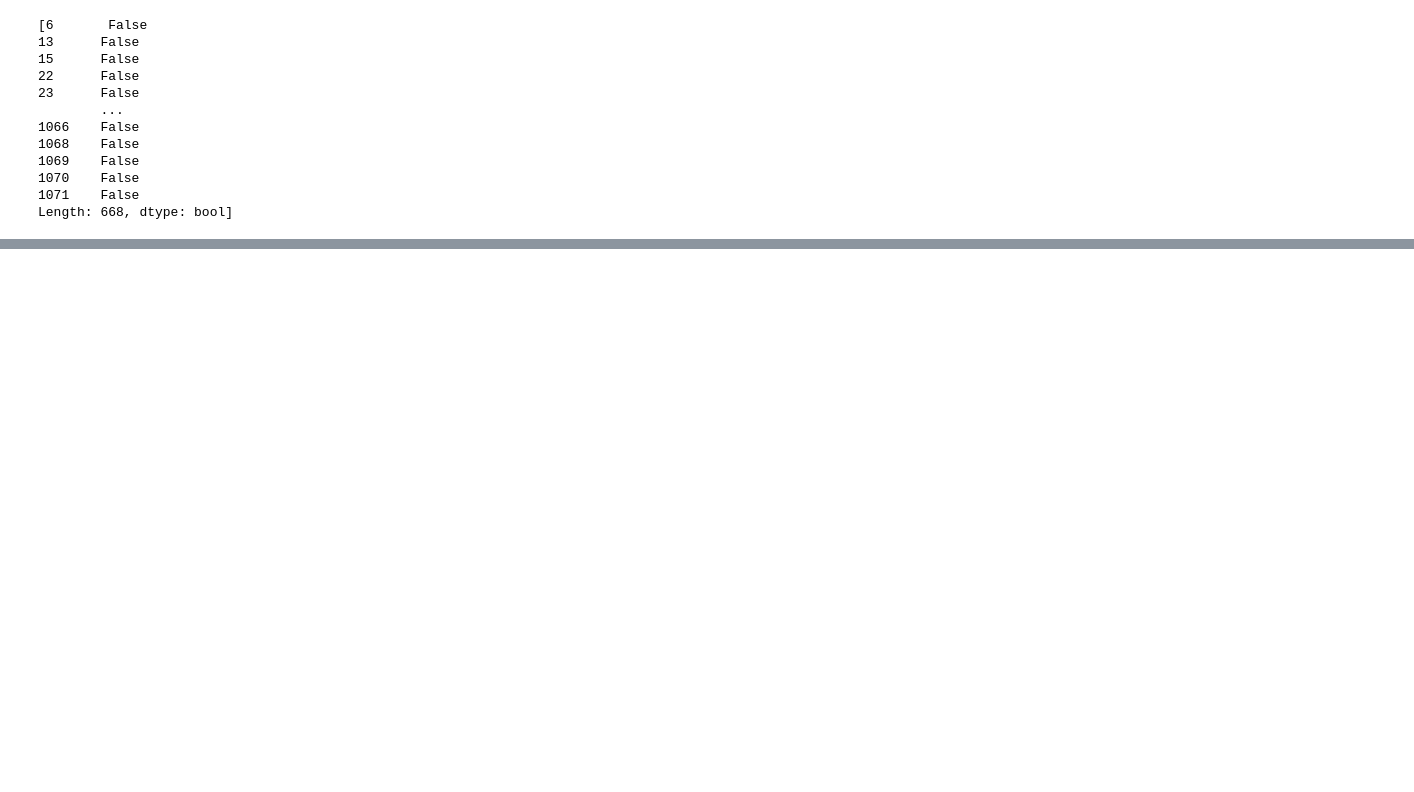
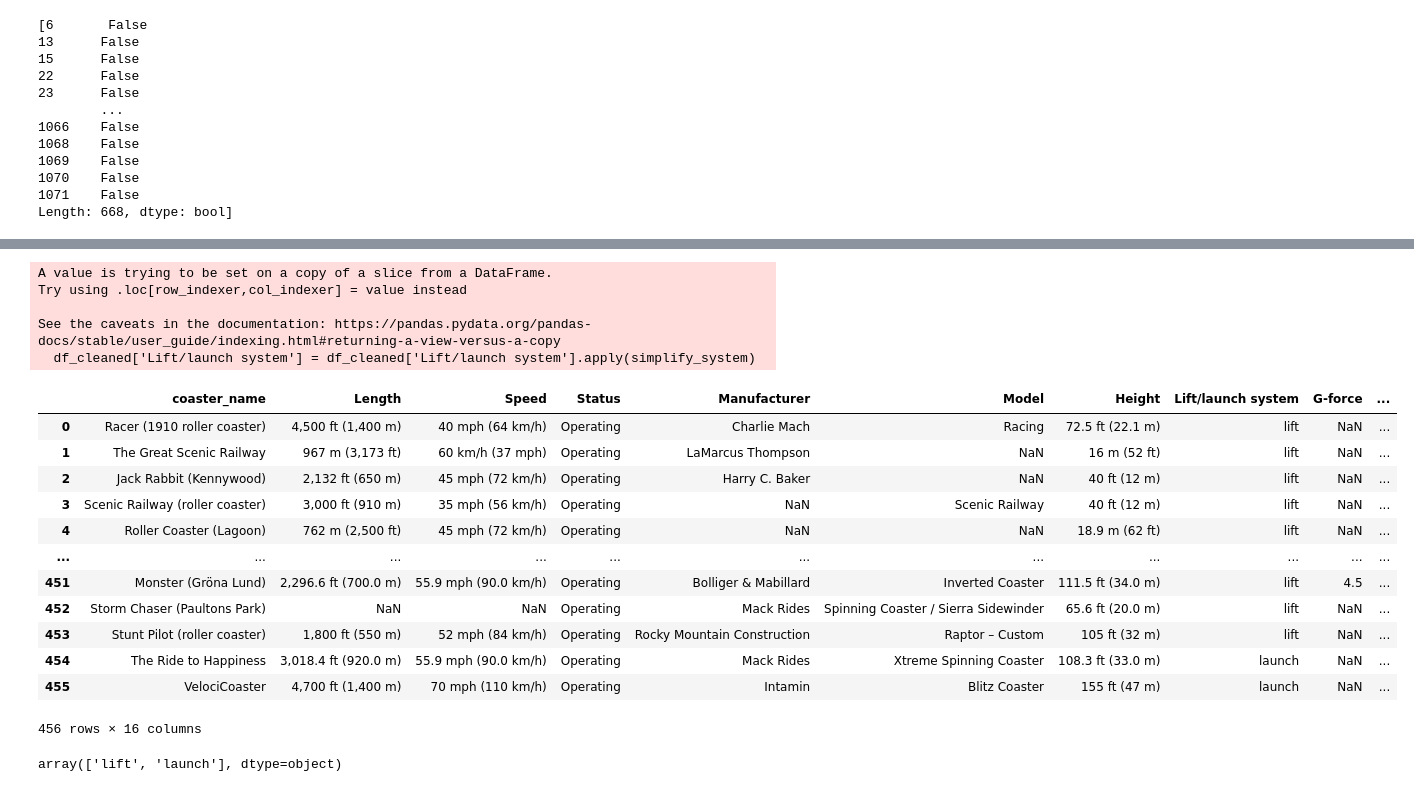
Before and after one commit to bteter/roller-coaster-project, a Jupyter notebook: Roller_coaster_cleaning_data_workbook.ipynb, the cells around one changed output, grey strips where cells are left out. Drawn from its saved outputs; the diff is of its cells as text; code cells hidden in the pictures; blank space fills up the shorter version.

Commit message:
cleaned Lift/Launch column

```diff
--- a/Roller_coaster_cleaning_data_workbook.ipynb
+++ b/Roller_coaster_cleaning_data_workbook.ipynb
@@ -12,6 +12,8 @@ import pandas as pd
 import matplotlib as plt
 # %%
 df = pd.read_csv("/Users/benjaminteter/Desktop/Roller_Coaster_Project/coaster_db.csv")
+# %%
+pd.reset_option('^display.', silent=True)
 # %%
 df.head(25)
 # %% [output]
@@ -267,0 +289,3 @@ Length: 668, dtype: bool]
+# %%
+df_cleaned = cleaned_columns
+df_cleaned
@@ -267,0 +328,46 @@ Length: 668, dtype: bool]
+# %%
+# Filter to only include rows with 'lift', 'launch', or 'lsm'
+df_cleaned = df_cleaned[
+    df_cleaned['Lift/launch system'].str.contains('lift|launch|lsm', case=False, na=False)
+]
+
+# Simplify values to just 'lift' or 'launch'
+def simplify_system(value):
+    value = value.lower()
+    if "launch" in value or "lsm" in value or "flywheel" in value:
+        return "launch"
+    elif "lift" in value or "chain" in value or "tire" in value or "cable" in value or "powered" in value or "drive" in value:
+        return "lift"
+    else:
+        return np.nan
+
+df_cleaned['Lift/launch system'] = df_cleaned['Lift/launch system'].apply(simplify_system)
+
+# Reset index
+df_cleaned = df_cleaned.reset_index(drop=True)
+# %% [output]
+A value is trying to be set on a copy of a slice from a DataFrame.
+Try using .loc[row_indexer,col_indexer] = value instead
+
+See the caveats in the documentation: https://pandas.pydata.org/pandas-docs/stable/user_guide/indexing.html#returning-a-view-versus-a-copy
+  df_cleaned['Lift/launch system'] = df_cleaned['Lift/launch system'].apply(simplify_system)
+# %%
+df_cleaned
+# %% [output]
+|  | coaster_name | Length | Speed | Status | Manufacturer | Model | Height | Lift/launch system | G-force | ... |
+| 0 | Racer (1910 roller coaster) | 4,500 ft (1,400 m) | 40 mph (64 km/h) | Operating | Charlie Mach | Racing | 72.5 ft (22.1 m) | lift | NaN | ... |
+| 1 | The Great Scenic Railway | 967 m (3,173 ft) | 60 km/h (37 mph) | Operating | LaMarcus Thompson | NaN | 16 m (52 ft) | lift | NaN | ... |
+| 2 | Jack Rabbit (Kennywood) | 2,132 ft (650 m) | 45 mph (72 km/h) | Operating | Harry C. Baker | NaN | 40 ft (12 m) | lift | NaN | ... |
+| 3 | Scenic Railway (roller coaster) | 3,000 ft (910 m) | 35 mph (56 km/h) | Operating | NaN | Scenic Railway | 40 ft (12 m) | lift | NaN | ... |
+| 4 | Roller Coaster (Lagoon) | 762 m (2,500 ft) | 45 mph (72 km/h) | Operating | NaN | NaN | 18.9 m (62 ft) | lift | NaN | ... |
+| ... | ... | ... | ... | ... | ... | ... | ... | ... | ... | ... |
+| 451 | Monster (Gröna Lund) | 2,296.6 ft (700.0 m) | 55.9 mph (90.0 km/h) | Operating | Bolliger & Mabillard | Inverted Coaster | 111.5 ft (34.0 m) | lift | 4.5 | ... |
+| 452 | Storm Chaser (Paultons Park) | NaN | NaN | Operating | Mack Rides | Spinning Coaster / Sierra Sidewinder | 65.6 ft (20.0 m) | lift | NaN | ... |
+| 453 | Stunt Pilot (roller coaster) | 1,800 ft (550 m) | 52 mph (84 km/h) | Operating | Rocky Mountain Construction | Raptor – Custom | 105 ft (32 m) | lift | NaN | ... |
+| 454 | The Ride to Happiness | 3,018.4 ft (920.0 m) | 55.9 mph (90.0 km/h) | Operating | Mack Rides | Xtreme Spinning Coaster | 108.3 ft (33.0 m) | launch | NaN | ... |
+| 455 | VelociCoaster | 4,700 ft (1,400 m) | 70 mph (110 km/h) | Operating | Intamin | Blitz Coaster | 155 ft (47 m) | launch | NaN | ... |
+456 rows × 16 columns
+# %%
+df_cleaned['Lift/launch system'].unique()
+# %% [output]
+array(['lift', 'launch'], dtype=object)
```
Also changed, not shown: parts of 5 cells of this notebook.
